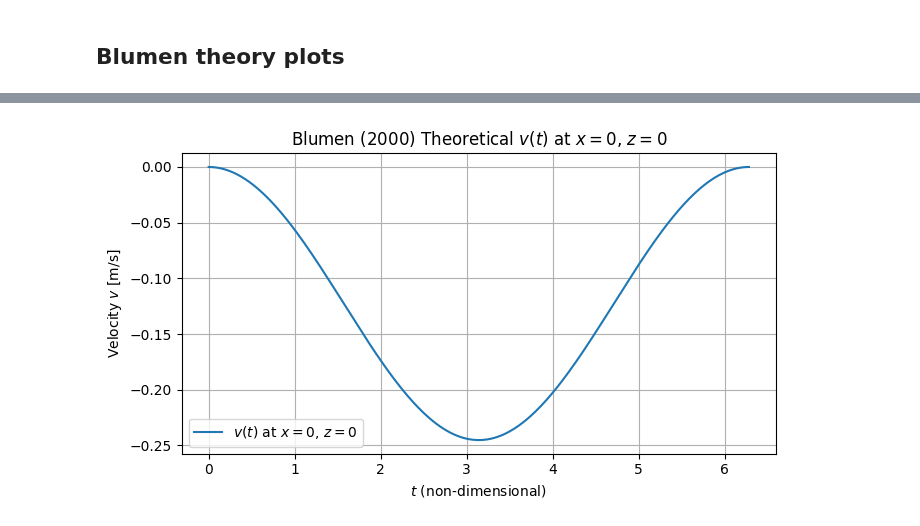
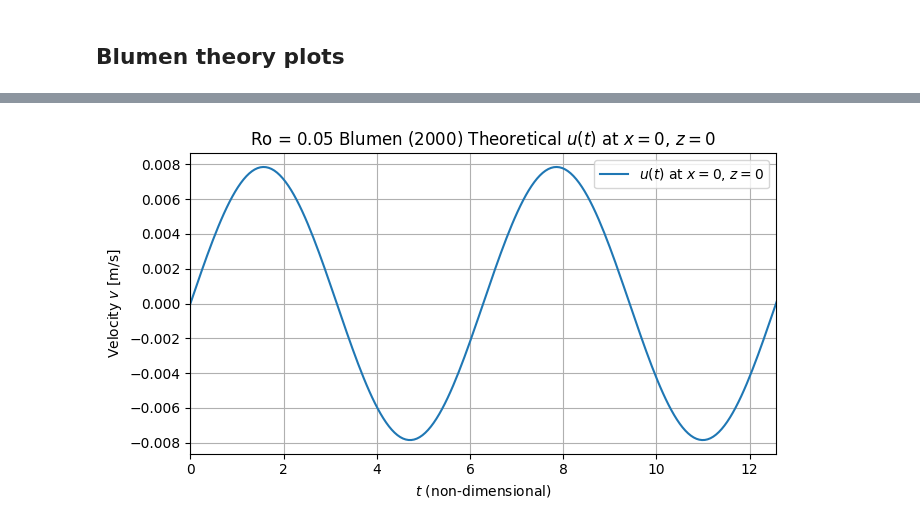
Before and after one commit to tom-rex/Oceananigans_projects, a Jupyter notebook: python_visualisations.ipynb, the cells around one changed output, grey strips where cells are left out. Cells and saved outputs as stored; diff of their text form; code cells hidden in the pictures.

```diff
--- a/python_visualisations.ipynb
+++ b/python_visualisations.ipynb
@@ -9,7 +9,7 @@ import imageio
 import os
 from tqdm import tqdm  # For progress bars
 
-filename = 'multiple_waves2.nc' #remember.nc at the end
+filename = "combined_output_filtered_Eulerian_Lagrangian_Ro_0_1.nc"
 ds = xr.open_dataset(filename, engine = 'netcdf4', decode_times=False)
 
 
@@ -24,7 +24,15 @@ H_front = 100
 time = ds.time.values
 nondim_time =  time * f
 
+x = ds.x_caa.values
+nondim_x = 10*x / L
+
+z = ds.z_aac.values
+nondim_z = 10*z / H_front
+
 
 # Add non-dimensional time to dataset for convenience
+#dbdX = ds.dbdX.values
+
 ds = ds.assign_coords(nondim_time=("time", nondim_time))
 # %%
@@ -597,7 +748,7 @@ IMAGEIO FFMPEG_WRITER WARNING: input image is not divisible by macro_block_size=
 # %%
 # contours not working
 
-w = ds['w'].load()  # Load only after preprocessing
+w = ds['wc'].load()  # Load only after preprocessing
 b = ds['b'].load()
 
 # 2. Downsample in Time (every 10th frame)
@@ -619,7 +770,7 @@ def create_frame(i):
                       cmap='RdBu_r', shading='auto',
                       vmin=vmin, vmax=vmax)
 
-    ax.contour(x_km, ds.z_aac.values, b_data,
+    ax.contour(x_km, ds.z_aaf.values, b_data,
             levels=10, colors='k', linewidths=0.5)
 
     ax.set(title=f"t = {ds.time.nondim_time[i].values:.2f}, {filename}, vertical (w)",
@@ -687,36 +826,49 @@ TypeError: Input z must be 2D, not 0D
 # %%
 import numpy as np
 import matplotlib.pyplot as plt
 
 # Physical constants
 f = 1e-4          # Coriolis parameter [s^-1]
-g = 9.81          # Gravity [m/s^2]
-L = 1000          # Horizontal scale [m]
-H_front = 100     # Vertical scale [m]
+g =  - 9.81          # Gravity [m/s^2]
+L = 10 * 1000         # Horizontal scale [m]
+H_front = 100    # Vertical scale [m]
 
 # Rossby number
-Ro = 1/2
+Ro = 0.05
 M_squared = (Ro**2 * f**2 * L) / H_front   # Horizontal buoyancy gradient
 delta_b = M_squared * L                   # Total buoyancy difference
+dvdX = ds.dvdX.values
+dvdz = ds.dvdz.values
 
 # Time array (one inertial period)
-t = np.linspace(0, 2*np.pi, 300)
+t = ds.nondim_time.values
 
 # Theoretical solution for v(x=0, z=0, t)
-x = 0
-z = 0
+x =0
+z = 50  #- 1/2 * H_front
 
-v_t = -g/f * delta_b/L * np.cos(x) * (H_front/2 - z) * (1 - np.cos(t))
+#v_t = -g/f *M_squared * np.cos(x) * (H_front - z) * (1 - np.cos(t))
+v_t = - 1/f * (2*np.pi/L)* delta_b * np.cos(2*np.pi/L * x) * (H_front/2 - z) * (1 - np.cos(t))
+
+w_star =  0.5 * 1/f *(2*np.pi/L)**2 * delta_b * np.sin(2*np.pi/L * x) * z *(H_front - z) * np.sin(t)
+w_t = w_star / (1 - 1/f * dvdX[:,x, z])
+
+u_star = 1/f *(2*np.pi/L)* delta_b * np.cos(2*np.pi/L * x) * (H_front - z) *np.sin(t)
+u_t = u_star - 1/f * w_t * dvdz[:,z,x]
 
 # Plot
 plt.figure(figsize=(7, 4))
-plt.plot(t, v_t, label='$v(t)$ at $x=0$, $z=0$')
+plt.plot(t, u_t, label='$u(t)$ at $x=0$, $z=0$')
 plt.xlabel('$t$ (non-dimensional)')
 plt.ylabel('Velocity $v$ [m/s]')
-plt.title('Blumen (2000) Theoretical $v(t)$ at $x=0$, $z=0$')
+plt.title('Ro = 0.05 Blumen (2000) Theoretical $u(t)$ at $x=0$, $z=0$')
 plt.grid(True)
 plt.legend()
+plt.xlim(0, 4 * np.pi)
 plt.tight_layout()
 plt.show()
+
+
+theory_peak = max(np.abs(v_t))
 # %% [output]
-[figure, old version]
+[figure, new version]
```
Also changed, not shown: parts of 20 cells of this notebook, 4 other files.
